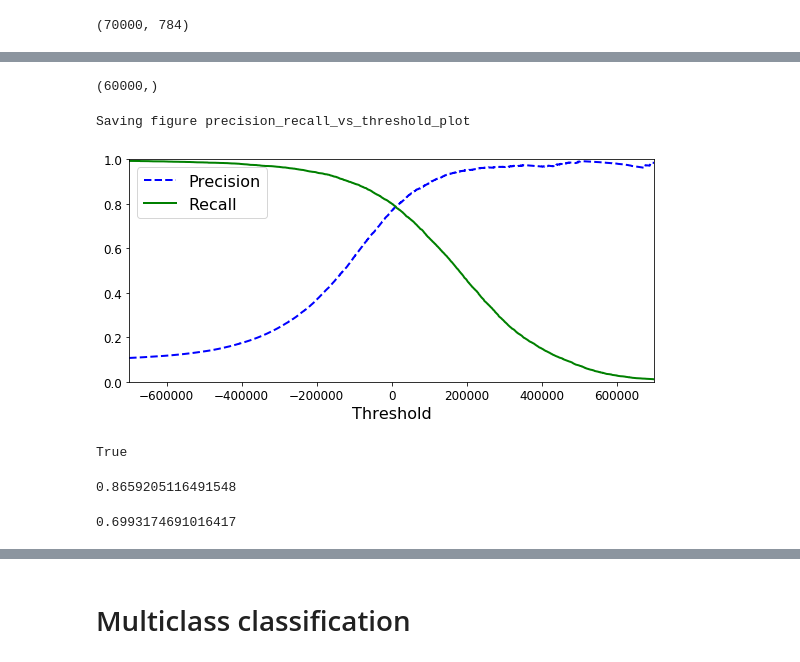
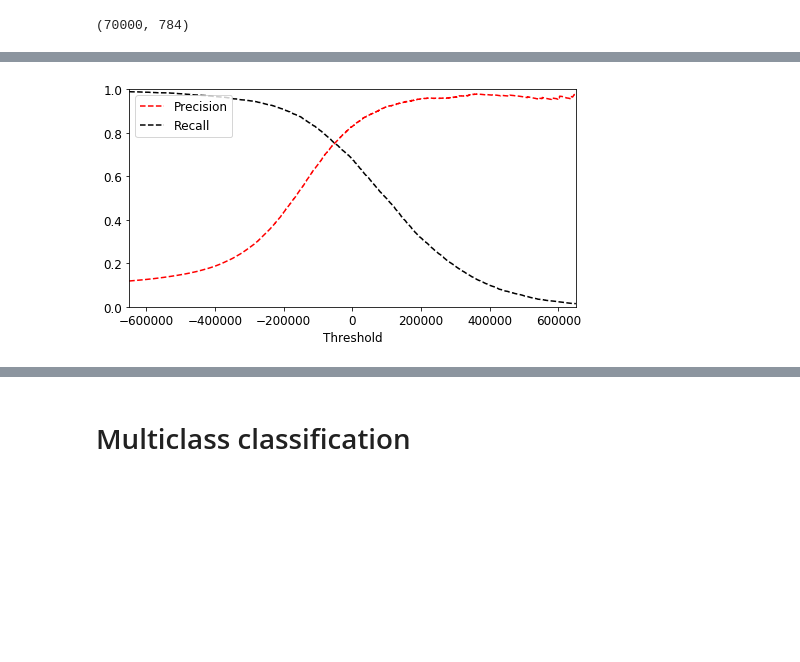
Before and after one commit to TheKivs/MNIST_sklearn, a Jupyter notebook: MNIST_classification.ipynb, the cells around one changed output, grey strips where cells are left out. Cells and saved outputs as stored; diff of their text form; code cells hidden in the pictures; blank space fills up the shorter version.

```diff
--- a/MNIST_classification.ipynb
+++ b/MNIST_classification.ipynb
@@ -173,4 +124,4 @@ f1_score(y_train_5, y_train_pred)
 # %%
-y_scores = sgd_clf.decision_function([some_digit])
-y_scores
+y_scores = cross_val_predict(sgd_clf, X_train, y_train_5, cv=3, method="decision_function")
+y_scores.shape
 # %% [output]
@@ -191,3 +128,0 @@ array([False])
-# %%
-y_scores = cross_val_predict(sgd_clf, X_train, y_train_5, cv=3,
-                             method="decision_function")
@@ -196,32 +129,18 @@ Note: there was an [issue](https://github.com/scikit-learn/scikit-learn/issues/9
-# %%
-y_scores.shape
-# %% [output]
-(60000,)
-# %%
-# hack to work around issue #9589 in Scikit-Learn 0.19.0
-if y_scores.ndim == 2:
-    y_scores = y_scores[:, 1]
 # %%
 from sklearn.metrics import precision_recall_curve
 
 precisions, recalls, thresholds = precision_recall_curve(y_train_5, y_scores)
 # %%
 def plot_precision_recall_vs_threshold(precisions, recalls, thresholds):
-    plt.plot(thresholds, precisions[:-1], "b--", label="Precision", linewidth=2)
-    plt.plot(thresholds, recalls[:-1], "g-", label="Recall", linewidth=2)
-    plt.xlabel("Threshold", fontsize=16)
-    plt.legend(loc="upper left", fontsize=16)
+    plt.plot(thresholds, precisions[:-1], "r--", label="Precision", linewidth=1.5)
+    plt.plot(thresholds, recalls[:-1], "k--", label="Recall", linewidth=1.5)
+    plt.xlabel("Threshold", fontsize=12)
+    plt.legend(loc="upper left", fontsize=12)
     plt.ylim([0, 1])
 
 plt.figure(figsize=(8, 4))
 plot_precision_recall_vs_threshold(precisions, recalls, thresholds)
-plt.xlim([-700000, 700000])
-save_fig("precision_recall_vs_threshold_plot")
+plt.xlim([-650000, 650000])
 plt.show()
 # %% [output]
-Saving figure precision_recall_vs_threshold_plot
-[figure, old version]
+[figure, new version]
-# %%
-(y_train_pred == (y_scores > 0)).all()
-# %% [output]
-True
@@ -230,8 +146,0 @@ y_train_pred_90 = (y_scores > 70000)
-# %%
-precision_score(y_train_5, y_train_pred_90)
-# %% [output]
-0.8659205116491548
-# %%
-recall_score(y_train_5, y_train_pred_90)
-# %% [output]
-0.6993174691016417
```
Also changed, not shown: parts of 229 cells of this notebook.
